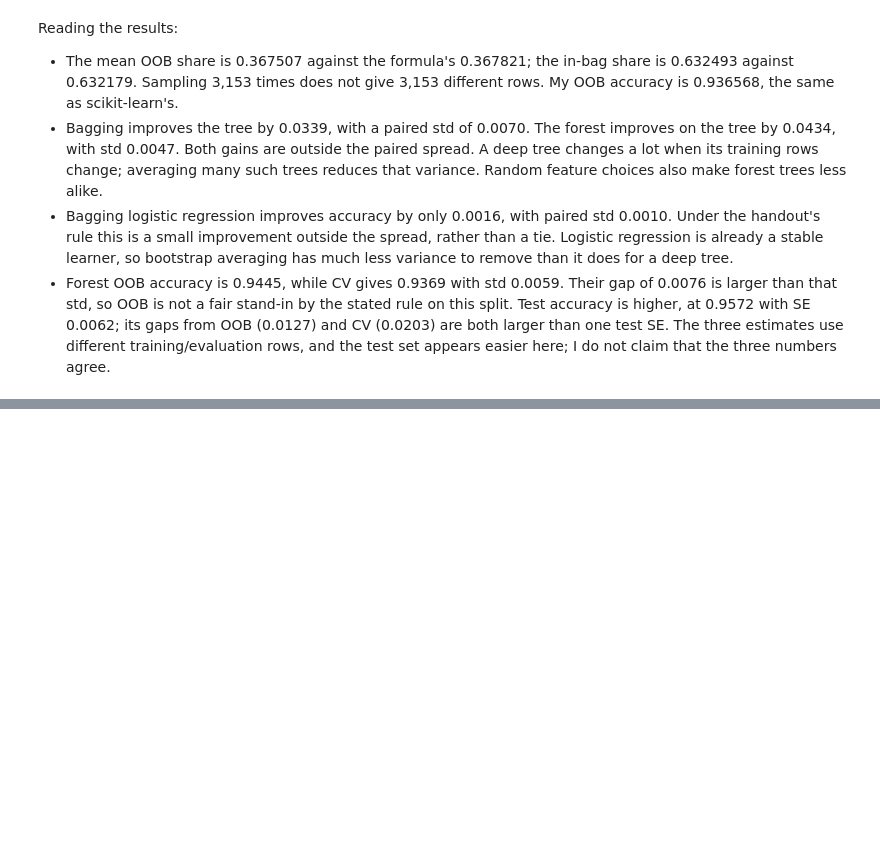
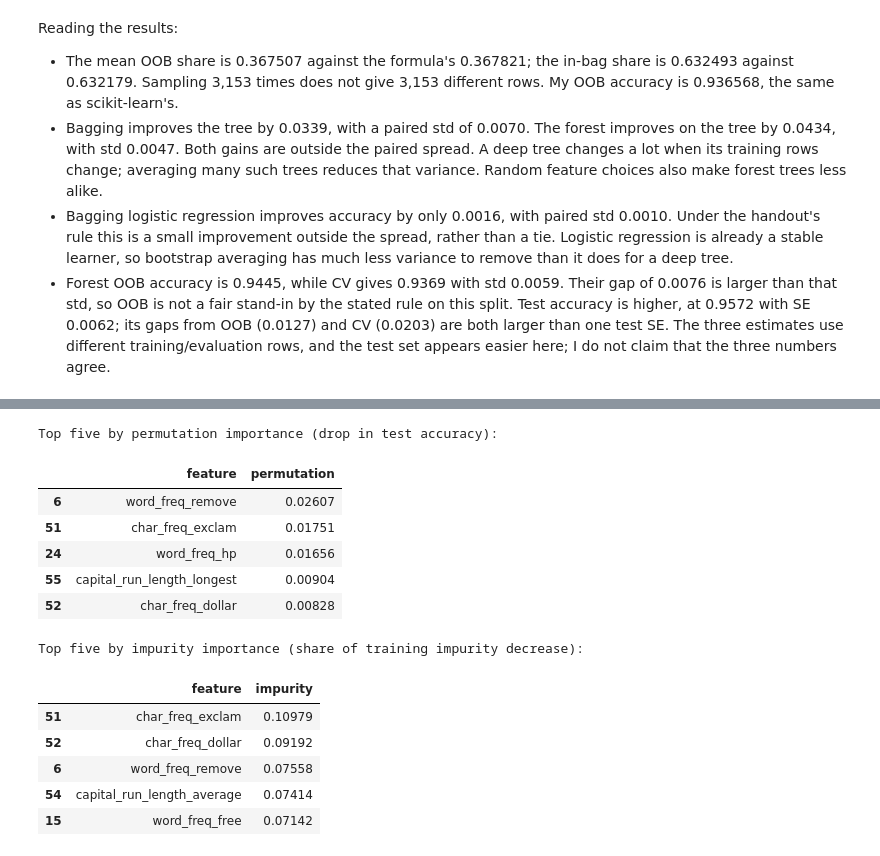
Before and after one commit to danii1kq/li_ML_task_4, a Jupyter notebook: li_task4.ipynb, the cells around one changed output, grey strips where cells are left out. Saved outputs shown, nothing was run; the diff lists cells and outputs as text; code cells hidden in the pictures; blank space fills up the shorter version.

```diff
--- a/li_task4.ipynb
+++ b/li_task4.ipynb
@@ -178,0 +252,29 @@ Reading the results:
+# %%
+from sklearn.inspection import permutation_importance
+
+perm = permutation_importance(
+    rf, X_test, y_test, n_repeats=10, random_state=SEED, scoring="accuracy")
+importances = pd.DataFrame({
+    "feature": feature_names,
+    "permutation": perm.importances_mean,
+    "impurity": rf.feature_importances_,
+})
+print("Top five by permutation importance (drop in test accuracy):")
+display(importances.nlargest(5, "permutation")[["feature", "permutation"]].round(5))
+print("Top five by impurity importance (share of training impurity decrease):")
+display(importances.nlargest(5, "impurity")[["feature", "impurity"]].round(5))
+# %% [output]
+Top five by permutation importance (drop in test accuracy):
+|  | feature | permutation |
+| 6 | word_freq_remove | 0.02607 |
+| 51 | char_freq_exclam | 0.01751 |
+| 24 | word_freq_hp | 0.01656 |
+| 55 | capital_run_length_longest | 0.00904 |
+| 52 | char_freq_dollar | 0.00828 |
+Top five by impurity importance (share of training impurity decrease):
+|  | feature | impurity |
+| 51 | char_freq_exclam | 0.10979 |
+| 52 | char_freq_dollar | 0.09192 |
+| 6 | word_freq_remove | 0.07558 |
+| 54 | capital_run_length_average | 0.07414 |
+| 15 | word_freq_free | 0.07142 |
```
Also changed, not shown: parts of 6 cells of this notebook.
